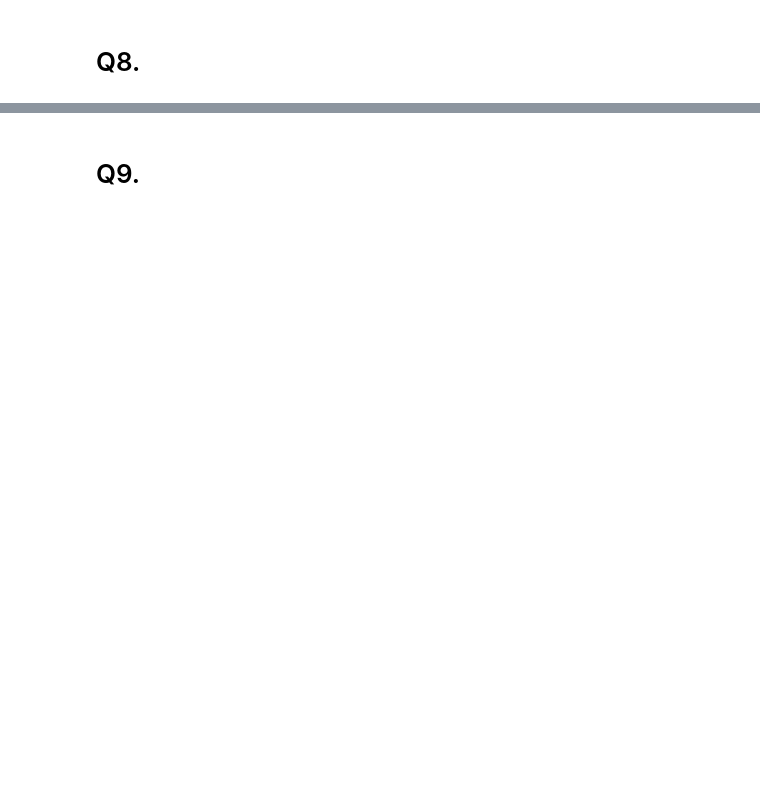
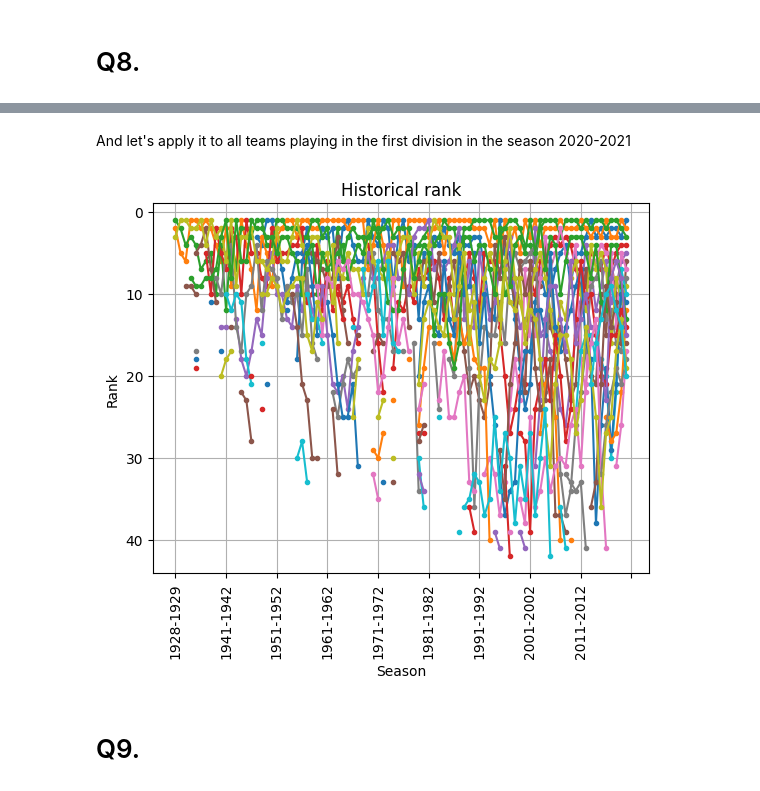
Before and after one commit to Raherol/la-quiniela, a Jupyter notebook: analysis/LaLigaDataAnalysis.ipynb, the cells around one changed output, grey strips where cells are left out. Drawn from its saved outputs; the diff is of its cells as text; code cells hidden in the pictures; blank space fills up the shorter version.

```diff
--- a/analysis/LaLigaDataAnalysis.ipynb
+++ b/analysis/LaLigaDataAnalysis.ipynb
@@ -378,2 +449,9 @@ season_standings['T'] = season_standings.apply(tie_condition, axis = 1)
+# %% [markdown]
+And let's apply it to all teams playing in the first division in the season 2020-2021
+# %%
+current_teams = season_standings[(season_standings['Season'] == '2020-2021') & (season_standings['Division'] == 1)]['Team']
+historical_rank(*current_teams, legend = False)
+# %% [output]
+[figure, added]
 # %% [markdown]
 # Q9.
```
Also changed, not shown: parts of 30 cells of this notebook, 1 other file.
